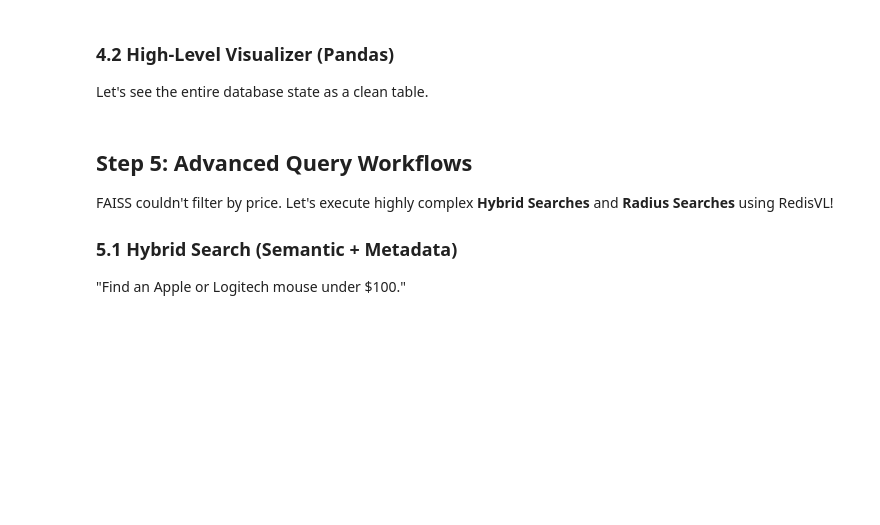
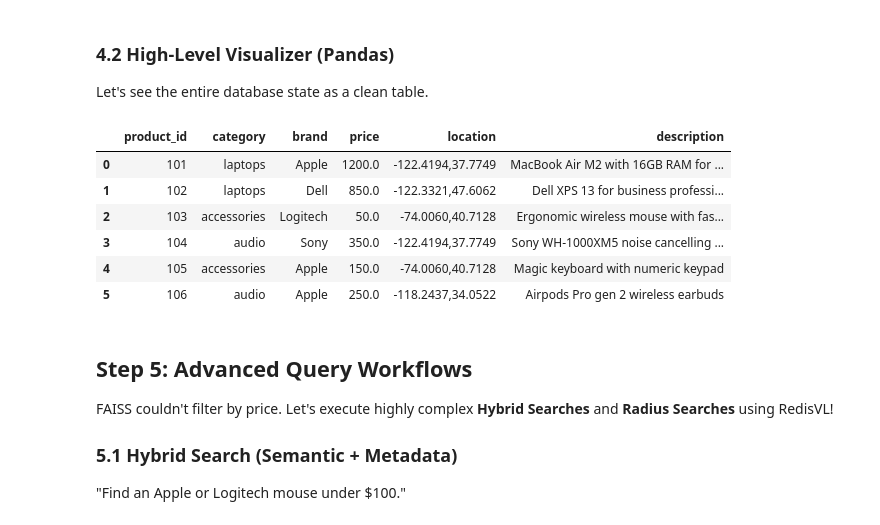
Before and after one commit to JoesSattes/Vector-Database-Practice-Courses, a Jupyter notebook: redis/Notebook_3_RedisVL.ipynb, the cells around one changed output. Drawn from its saved outputs; the diff is of its cells as text; code cells hidden in the pictures; blank space fills up the shorter version.

Commit message:
fix: redis schema issue

```diff
--- a/redis/Notebook_3_RedisVL.ipynb
+++ b/redis/Notebook_3_RedisVL.ipynb
@@ -30,6 +50,7 @@ schema_dict = {
     "index": {
         "name": "ecommerce_catalog",
         "prefix": "item:",
+        "storage_type": "json"  # <--- Change this from 'hash' (or default) to 'json'
     },
     "fields": [
         {"name": "product_id", "type": "tag"},       # Exact match queries
@@ -53,6 +74,29 @@ schema_dict = {
     ]
 }
 
+schema = {
+    "index": {
+        "name": "product_index",
+        "prefix": "product",
+        "storage_type": "json"  # <--- Change this from 'hash' (or default) to 'json'
+    },
+    "fields": [
+        # ... your other fields ...
+        {
+            "name": "embedding",
+            "type": "vector",
+            "attrs": {
+                "dims": 384, # all-MiniLM-L6-v2 uses 384 dimensions
+                "distance_metric": "cosine",
+                "algorithm": "flat"
+            }
+        }
+    ]
+}
+
+from redisvl.index import SearchIndex
+index = SearchIndex.from_dict(schema)
+
 schema = IndexSchema.from_dict(schema_dict)
 
 index = SearchIndex(schema, redis_url=redis_url)
@@ -97,3 +156,6 @@ As a professional engineer, you must verify what is physically inside the databa
 
 ### 4.1 Raw Inspection (The Deep Dive)
 Notice how the `embedding` field looks like random characters? That is the 384-dimensional float array compressed into bytes!
+# %%
+keys = index.load(docs_to_load)
+keys
@@ -113,14 +194,28 @@ print(f"Vector Preview (First 20 bytes): {raw_item[b'embedding'][:20]}...")
 ### 4.2 High-Level Visualizer (Pandas)
 Let's see the entire database state as a clean table.
 # %%
-# Fetching multiple items and displaying via Pandas
-all_keys = client.keys("item:*")
-data = [client.hgetall(k) for k in all_keys]
+import pandas as pd
+from IPython.display import display
 
-# Decode bytes to strings for the table
-df = pd.DataFrame(data).applymap(lambda x: x.decode() if isinstance(x, bytes) else x)
+# Use json().get() instead of hgetall()
+data = [client.json().get(k) for k in keys]
+
+# No need to decode bytes to strings! RedisJSON already did it for us.
+df = pd.DataFrame(data)
+
 # We drop the heavy embedding for the visual table
-display(df.drop(columns=['embedding']))
+if 'embedding' in df.columns:
+    display(df.drop(columns=['embedding']))
+else:
+    display(df)
+# %% [output]
+|  | product_id | category | brand | price | location | description |
+| 0 | 101 | laptops | Apple | 1200.0 | -122.4194,37.7749 | MacBook Air M2 with 16GB RAM for ... |
+| 1 | 102 | laptops | Dell | 850.0 | -122.3321,47.6062 | Dell XPS 13 for business professi... |
+| 2 | 103 | accessories | Logitech | 50.0 | -74.0060,40.7128 | Ergonomic wireless mouse with fas... |
+| 3 | 104 | audio | Sony | 350.0 | -122.4194,37.7749 | Sony WH-1000XM5 noise cancelling ... |
+| 4 | 105 | accessories | Apple | 150.0 | -74.0060,40.7128 | Magic keyboard with numeric keypad |
+| 5 | 106 | audio | Apple | 250.0 | -118.2437,34.0522 | Airpods Pro gen 2 wireless earbuds |
 # %% [markdown]
 ## Step 5: Advanced Query Workflows
 FAISS couldn't filter by price. Let's execute highly complex **Hybrid Searches** and **Radius Searches** using RedisVL!
```
Also changed, not shown: parts of 12 cells of this notebook, 39 other files.
